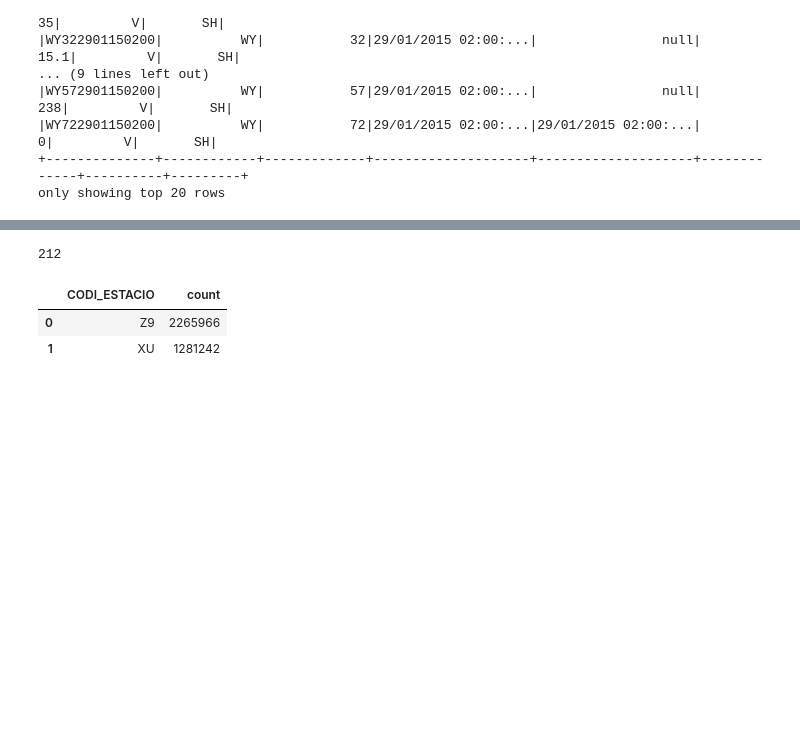
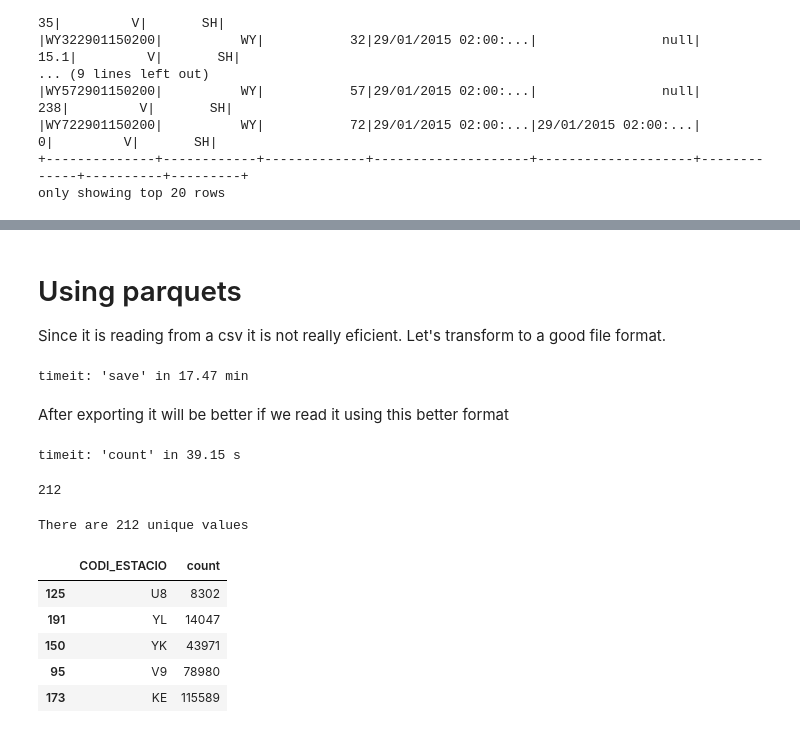
Before and after one commit to villoro/villoro_posts, a Jupyter notebook: pyspark/2. weather_pyspark.ipynb, the cells around one changed output, grey strips where cells are left out. Saved outputs shown, nothing was run; the diff lists cells and outputs as text; code cells hidden in the pictures; blank space fills up the shorter version.

Commit message:
[NEW] more work on pyspark weather notebook

```diff
--- a/pyspark/2. weather_pyspark.ipynb
+++ b/pyspark/2. weather_pyspark.ipynb
@@ -1,10 +1,13 @@
 # %%
+import plotly.express as px
+import plotly.graph_objects as go
+
 from pyspark.sql import SparkSession
 from v_time import timeit
 
 import constants as c
 
-spark = SparkSession.builder.appName("cat_info").getOrCreate()
+spark = SparkSession.builder.appName("weather").getOrCreate()
 # %% [markdown]
 # 1. Load data
 # %%
@@ -47,16 +54,29 @@ sdf.limit(5).toPandas()
+# %% [markdown]
+# Using parquets
+Since it is reading from a csv it is not really eficient. Let's transform to a good file format.
 # %%
-sdf.write.format("parquet").mode("overwrite").save("tmp.parquet")
+timeit(sdf.write.format("parquet").mode("overwrite").save)(c.URI_DELTA)
+# %% [output]
+timeit: 'save' in 17.47 min
+# %% [markdown]
+After exporting it will be better if we read it using this better format
 # %%
-sdf = spark.read.format("parquet").load("tmp.parquet")
+sdf = spark.read.format("parquet").load(c.URI_DELTA)
 # %%
-sdf.select("CODI_ESTACIO").distinct().count()
+timeit(sdf.select("CODI_ESTACIO").distinct().count)()
 # %% [output]
-212
+timeit: 'count' in 39.15 s
+212
 # %%
-df = sdf.groupby("CODI_ESTACIO").count().toPandas()
-df.head(2)
+df = sdf.groupby("CODI_ESTACIO").count().toPandas().sort_values("count")
+print(f"There are {df.shape[0]} unique values")
+df.head()
 # %% [output]
+There are 212 unique values
 |  | CODI_ESTACIO | count |
-| 0 | Z9 | 2265966 |
-| 1 | XU | 1281242 |
+| 125 | U8 | 8302 |
+| 191 | YL | 14047 |
+| 150 | YK | 43971 |
+| 95 | V9 | 78980 |
+| 173 | KE | 115589 |
 # %%
```
Also changed, not shown: parts of 10 cells of this notebook, 1 other file.
